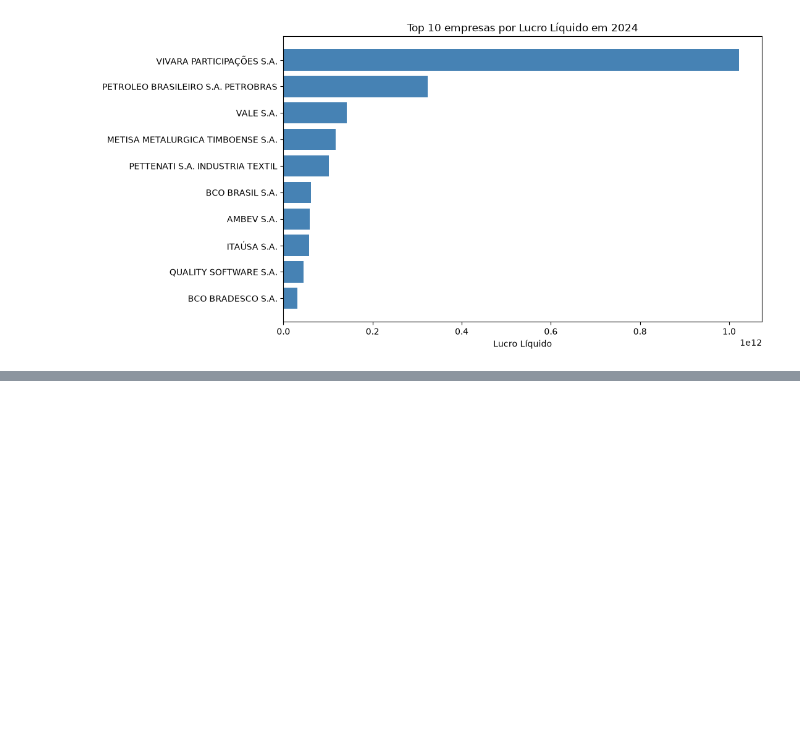
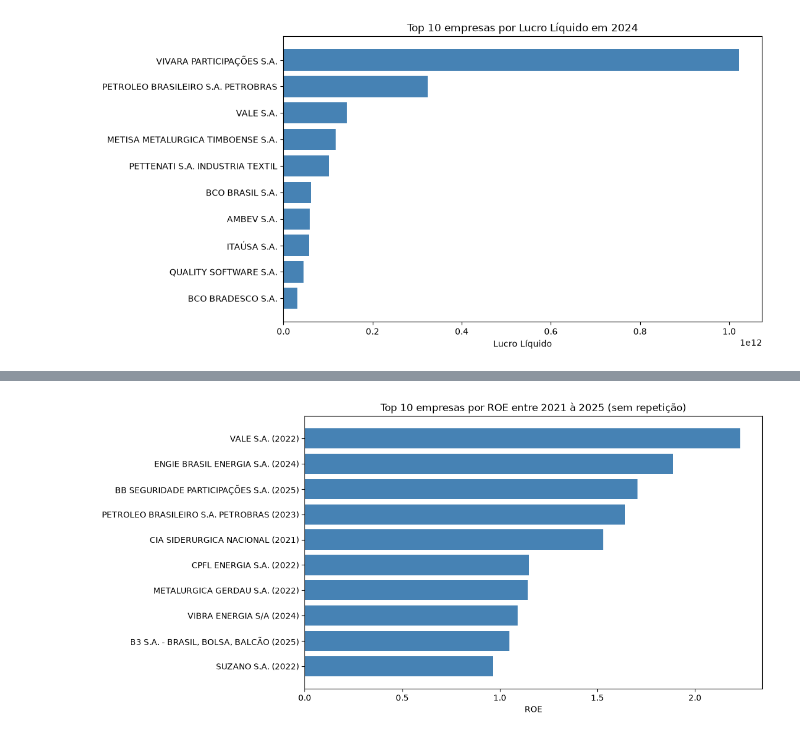
Before and after one commit to StylishGH/Empresas-B3-analise-de-dados, a Jupyter notebook: notebook/04_exploracao.ipynb, the cells around one changed output, grey strips where cells are left out. Drawn from its saved outputs; the diff is of its cells as text; code cells hidden in the pictures; blank space fills up the shorter version.

Commit message:
feat: atualiza projeto completo (notebooks,readme e arquivos)

```diff
--- a/notebook/04_exploracao.ipynb
+++ b/notebook/04_exploracao.ipynb
@@ -106,0 +114,12 @@ KeyError: False
+# %%
+top10_sem_repeticao = top10_sem_repeticao.copy()
+top10_sem_repeticao["LABEL"] = top10_sem_repeticao["DENOM_CIA"] + " (" + top10_sem_repeticao["ANO_ARQUIVO"].astype(str) + ")"
+
+plt.figure(figsize=(10, 6))
+plt.barh(top10_sem_repeticao["LABEL"], top10_sem_repeticao["ROE"], color="steelblue")
+plt.title("Top 10 empresas por ROE entre 2021 à 2025 (sem repetição)")
+plt.xlabel("ROE")
+plt.gca().invert_yaxis()
+plt.show()
+# %% [output]
+[figure, added]
```
Also changed, not shown: parts of 2 cells of this notebook, 7 other files.
